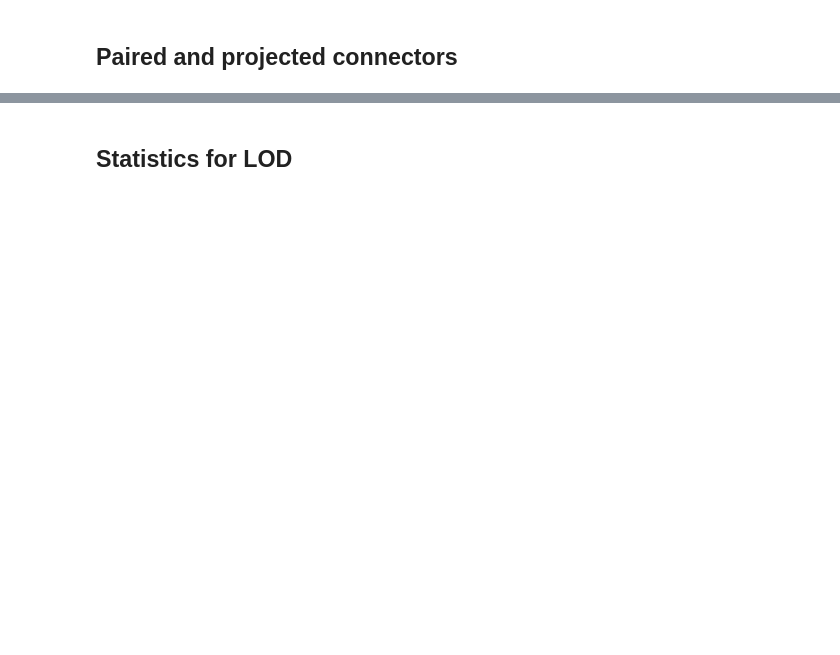
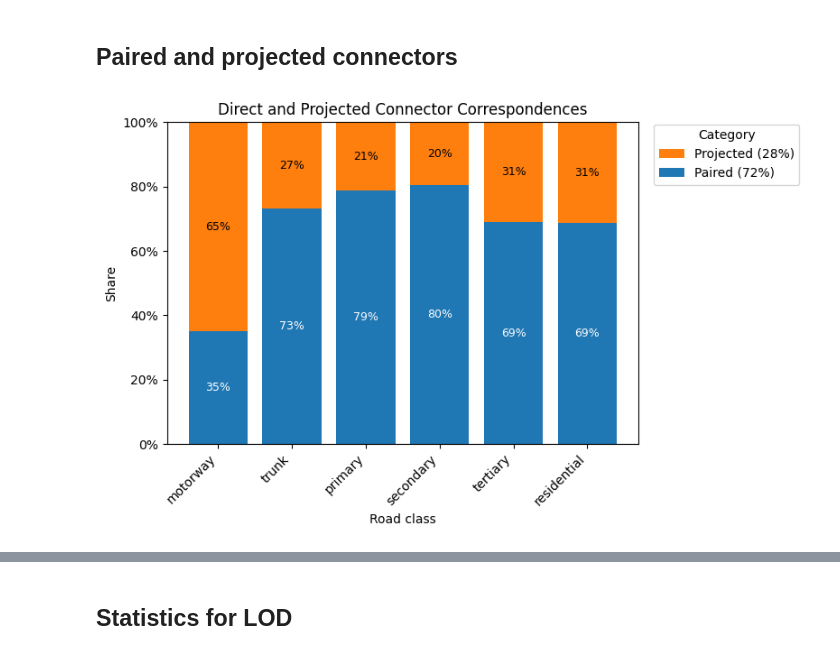
Before and after one commit to jetgeo/OM2ANY, a Jupyter notebook: Script/NVDB/statistics.ipynb, the cells around one changed output, grey strips where cells are left out. Drawn from its saved outputs; the diff is of its cells as text; code cells hidden in the pictures; blank space fills up the shorter version.

```diff
--- a/Script/NVDB/statistics.ipynb
+++ b/Script/NVDB/statistics.ipynb
@@ -342,36 +449,38 @@ bars_paired = ax.bar(x, counts['match_pct'], color='tab:blue')
 bars_only   = ax.bar(x, counts['only_conn_pct'], bottom=counts['match_pct'], color='tab:orange')
 
 # Titles and axis labels (English)
-ax.set_title('Matched OM connectors paired with NVDB node vs. projected onto NVDB link')
+ax.set_title('Direct and Projected Connector Correspondences')
 ax.set_xlabel('Road class')
 ax.set_ylabel('Share')
 
 # Y-axis as percentages from 0% to 100% with ticks every 20%
 ax.set_ylim(0, 1)
 ax.yaxis.set_major_formatter(PercentFormatter(xmax=1.0))
 ax.yaxis.set_major_locator(MultipleLocator(0.2))
 
 # X ticks
 plt.xticks(rotation=45, ha='right')
 
 # Deterministic legend outside on the right (order matches stack)
 legend_handles = [
     Patch(facecolor='tab:orange', label=f'Projected ({overall_projected_pct:.0%})'),  # top segment
     Patch(facecolor='tab:blue',  label=f'Paired ({overall_paired_pct:.0%})')          # bottom segment
 ]
 ax.legend(handles=legend_handles, title='Category', loc='center left', bbox_to_anchor=(1.02, 0.9))
 
 # Leave room on the right for the legend
 fig.subplots_adjust(right=0.82)
 
 # Segment labels (percent of each segment)
 ax.bar_label(bars_paired, labels=[f"{b.get_height():.0%}" for b in bars_paired],
              label_type='center', color='white', fontsize=9)
 ax.bar_label(bars_only,  labels=[f"{b.get_height():.0%}" for b in bars_only],
              label_type='center', color='black', fontsize=9)
 
 plt.tight_layout()
 plt.show()
+# %% [output]
+[figure, added]
 # %%
 
 # Assume merged_df has a column 'distance_to_segment' in meters
```
Also changed, not shown: parts of 30 cells of this notebook, 18 other files.
